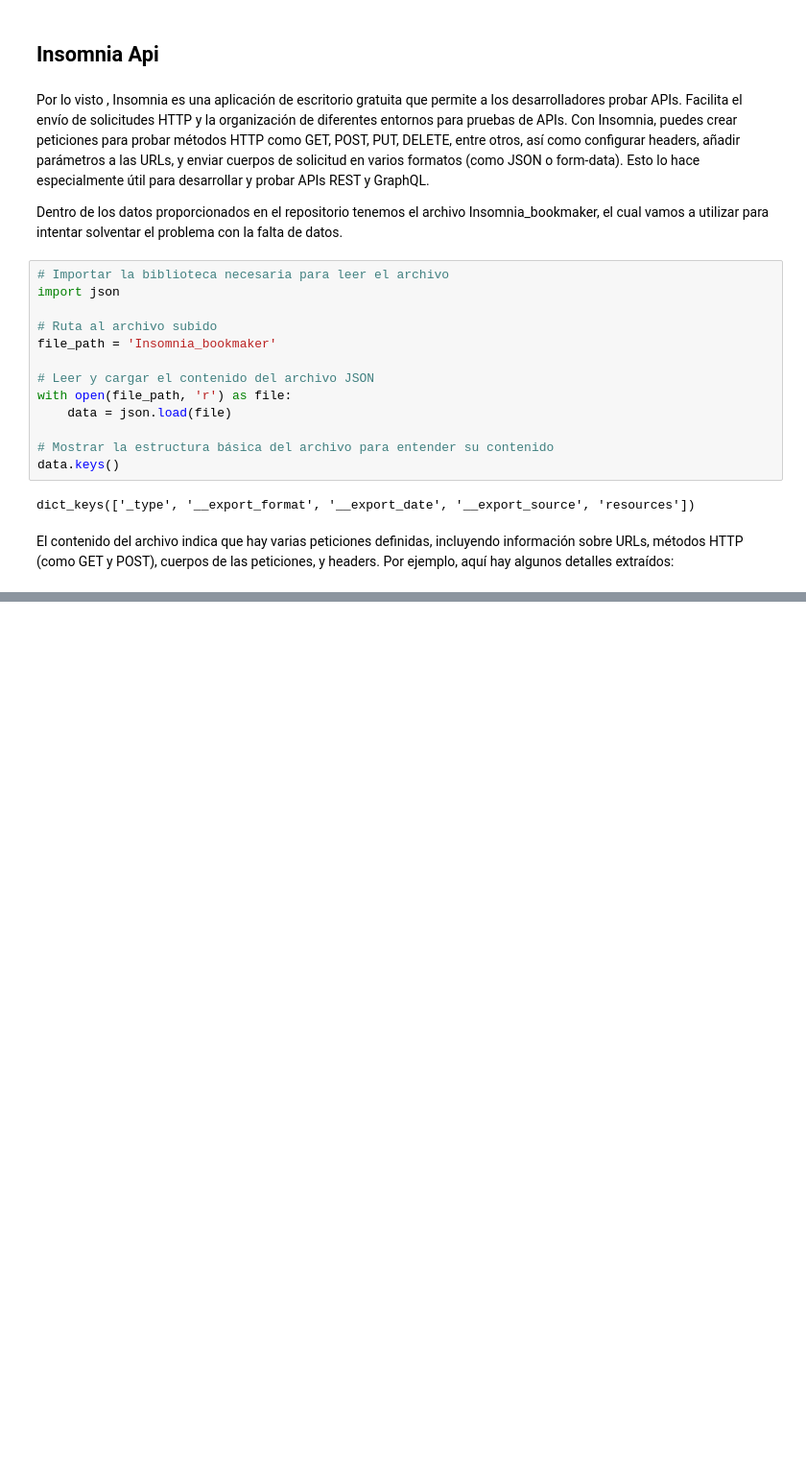
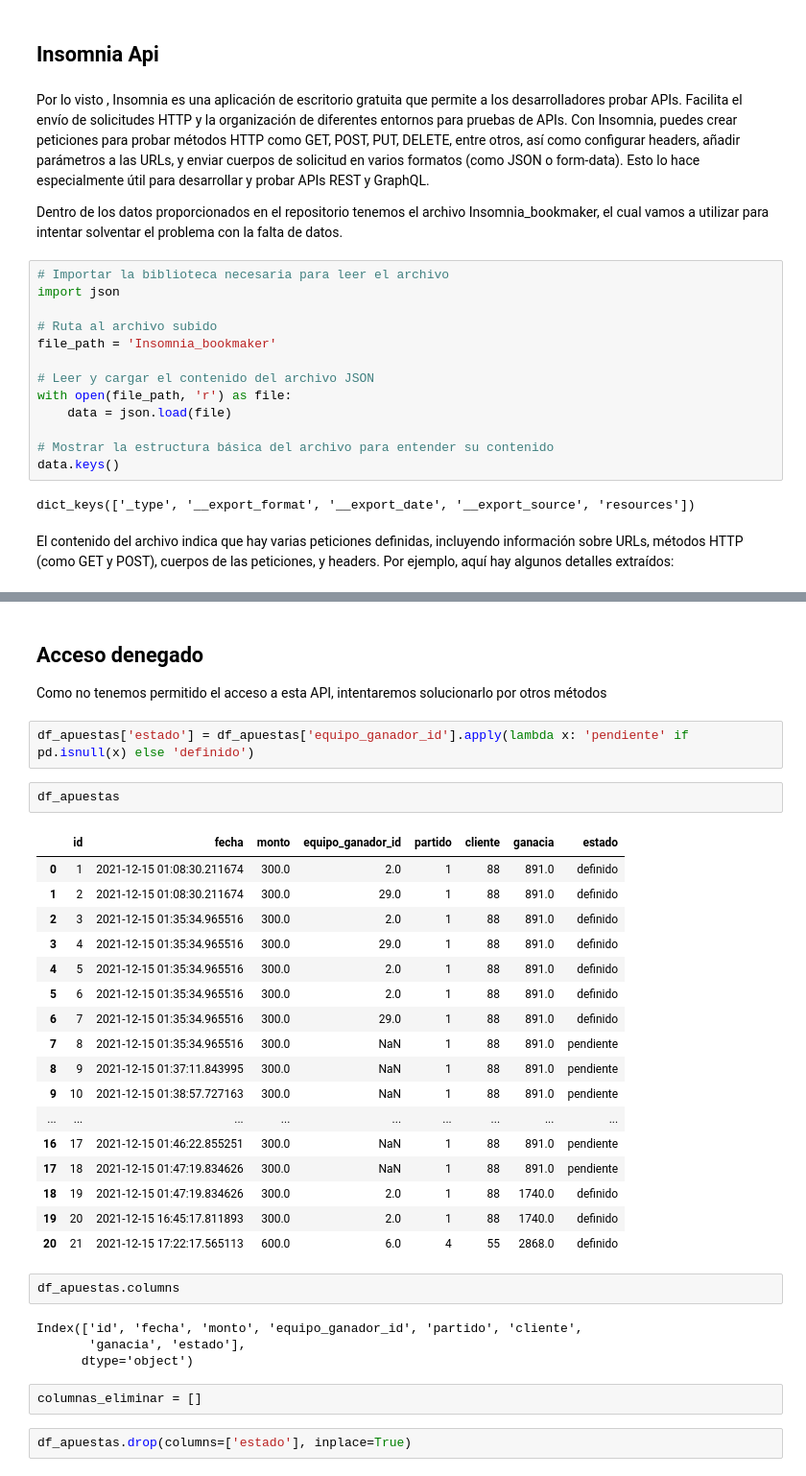
Before and after one commit to MiguelGG03/Api_Casas_Apuestas, a Jupyter notebook: limpieza_de_datos.ipynb, the cells around one changed output, grey strips where cells are left out. Shown: that part at 96% size. Drawn from its saved outputs; the diff is of its cells as text; blank space fills up the shorter version.

```diff
--- a/limpieza_de_datos.ipynb
+++ b/limpieza_de_datos.ipynb
@@ -171,0 +202,36 @@ ConnectionError: HTTPConnectionPool(host='127.0.0.1', port=8500): Max retries ex
+# %% [markdown]
+## Acceso denegado
+
+Como no tenemos permitido el acceso a esta API, intentaremos solucionarlo por otros métodos
+# %%
+df_apuestas['estado'] = df_apuestas['equipo_ganador_id'].apply(lambda x: 'pendiente' if pd.isnull(x) else 'definido')
+# %%
+df_apuestas
+# %% [output]
+|  | id | fecha | monto | equipo_ganador_id | partido | cliente | ganacia | estado |
+| 0 | 1 | 2021-12-15 01:08:30.211674 | 300.0 | 2.0 | 1 | 88 | 891.0 | definido |
+| 1 | 2 | 2021-12-15 01:08:30.211674 | 300.0 | 29.0 | 1 | 88 | 891.0 | definido |
+| 2 | 3 | 2021-12-15 01:35:34.965516 | 300.0 | 2.0 | 1 | 88 | 891.0 | definido |
+| 3 | 4 | 2021-12-15 01:35:34.965516 | 300.0 | 29.0 | 1 | 88 | 891.0 | definido |
+| 4 | 5 | 2021-12-15 01:35:34.965516 | 300.0 | 2.0 | 1 | 88 | 891.0 | definido |
+| 5 | 6 | 2021-12-15 01:35:34.965516 | 300.0 | 2.0 | 1 | 88 | 891.0 | definido |
+| 6 | 7 | 2021-12-15 01:35:34.965516 | 300.0 | 29.0 | 1 | 88 | 891.0 | definido |
+| 7 | 8 | 2021-12-15 01:35:34.965516 | 300.0 | NaN | 1 | 88 | 891.0 | pendiente |
+| 8 | 9 | 2021-12-15 01:37:11.843995 | 300.0 | NaN | 1 | 88 | 891.0 | pendiente |
+| 9 | 10 | 2021-12-15 01:38:57.727163 | 300.0 | NaN | 1 | 88 | 891.0 | pendiente |
+| ... | ... | ... | ... | ... | ... | ... | ... | ... |
+| 16 | 17 | 2021-12-15 01:46:22.855251 | 300.0 | NaN | 1 | 88 | 891.0 | pendiente |
+| 17 | 18 | 2021-12-15 01:47:19.834626 | 300.0 | NaN | 1 | 88 | 891.0 | pendiente |
+| 18 | 19 | 2021-12-15 01:47:19.834626 | 300.0 | 2.0 | 1 | 88 | 1740.0 | definido |
+| 19 | 20 | 2021-12-15 16:45:17.811893 | 300.0 | 2.0 | 1 | 88 | 1740.0 | definido |
+| 20 | 21 | 2021-12-15 17:22:17.565113 | 600.0 | 6.0 | 4 | 55 | 2868.0 | definido |
+# %%
+df_apuestas.columns
+# %% [output]
+Index(['id', 'fecha', 'monto', 'equipo_ganador_id', 'partido', 'cliente',
+       'ganacia', 'estado'],
+      dtype='object')
+# %%
+columnas_eliminar = []
+# %%
+df_apuestas.drop(columns=['estado'], inplace=True)
```
Also changed, not shown: parts of 12 cells of this notebook.
